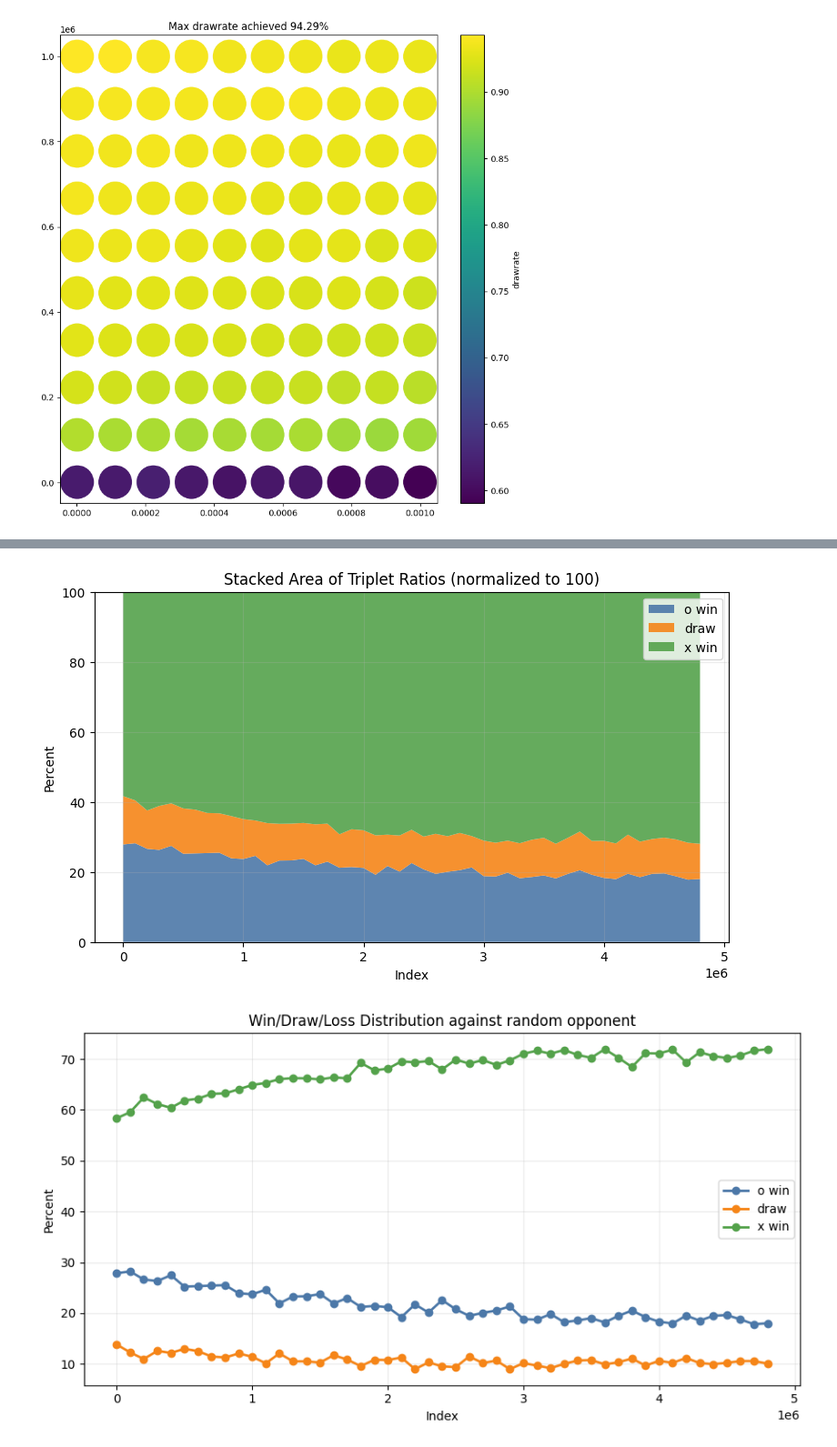
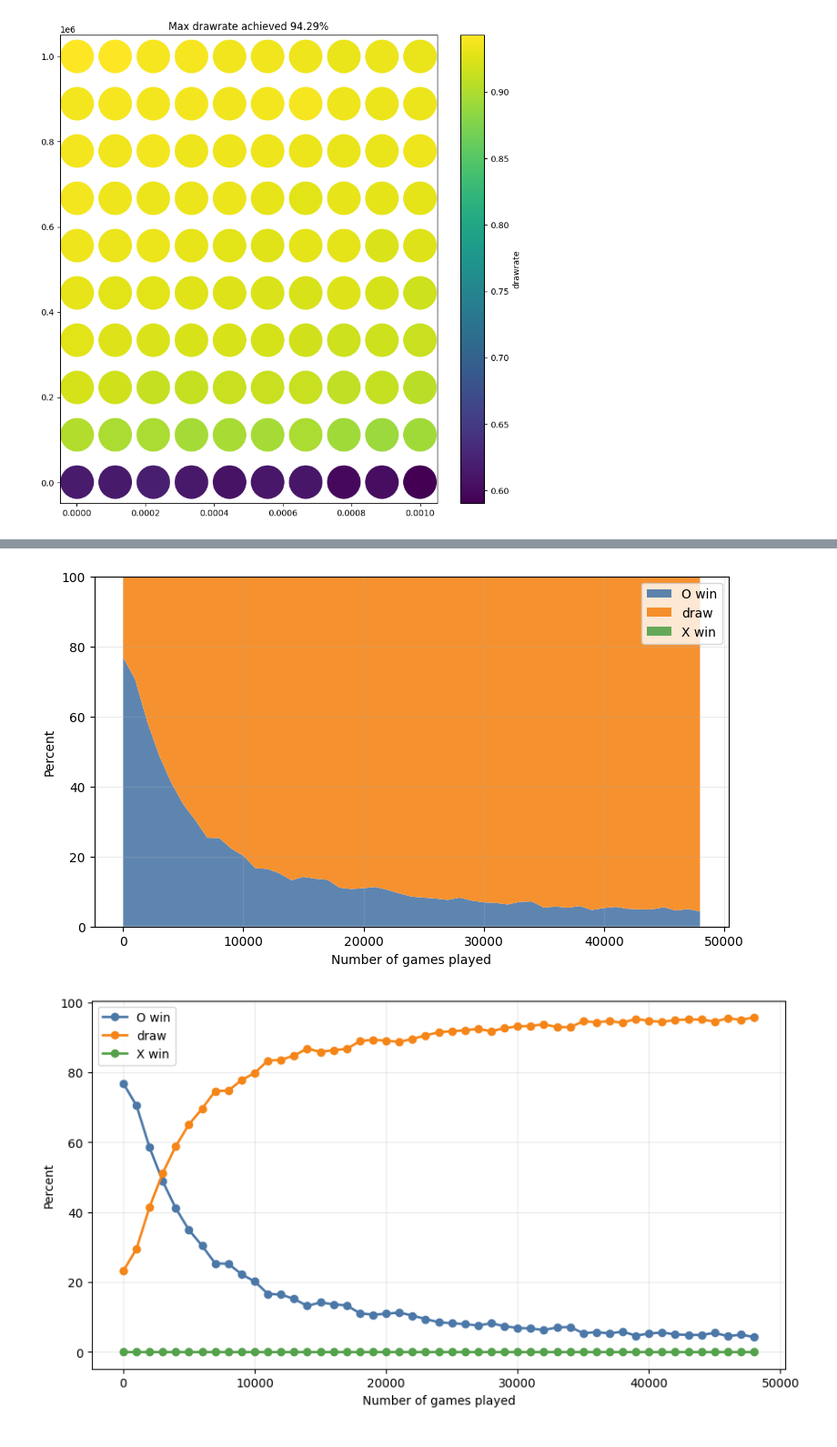
Before and after one commit to peterladur/Reinforcement-Learning-Research-Project, a Jupyter notebook: Part 1: Tic Tac Toe/results_and_analysis.ipynb, the cells around one changed output, grey strips where cells are left out. Shown at 91% size. Cells and saved outputs as stored; diff of their text form; code cells hidden in the pictures.

```diff
--- a/Part 1: Tic Tac Toe/results_and_analysis.ipynb
+++ b/Part 1: Tic Tac Toe/results_and_analysis.ipynb
@@ -102,12 +102,12 @@ Text(0.5, 1.0, 'Max drawrate achieved 94.29%')
 [figure]
 # %%
 def varyas_tau(turn):
-    return np.e ** 0.1
+    return 1 + turn/1000
 
 def varyas_alpha(turn):
     return 0.1
 # %%
-Q_Table, results = qlb.perform_training('x', 'random', 10000, 10, True, varyas_alpha, varyas_tau)
+Q_Table, results = qlb.perform_training('x', 'perfect', 10000, 10, True, varyas_alpha, varyas_tau)
 # %% [output]
 o win   draw    x win
 200
@@ -129,5 +129,5 @@ o win   draw    x win
 # %%
-qlb.plot_triplet_ratios(results, 1000, ('o win', 'draw', 'x win'))
+qlb.plot_triplet_ratios(results, 10)
 # %% [output]
-[figure, old version]
+[figure, new version]
-[figure, old version]
+[figure, new version]
```
Also changed, not shown: parts of 1 cell of this notebook, 1 other file.
